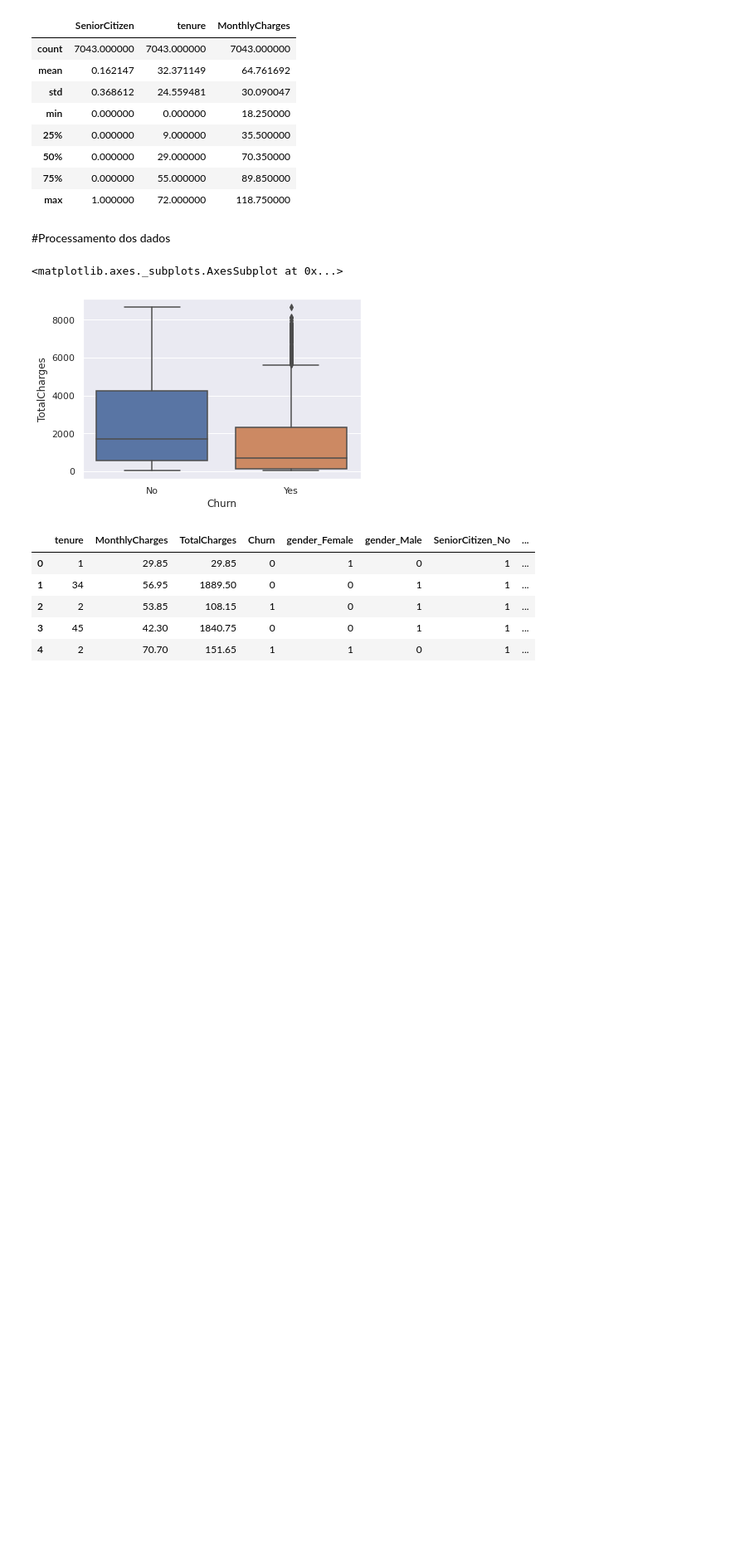
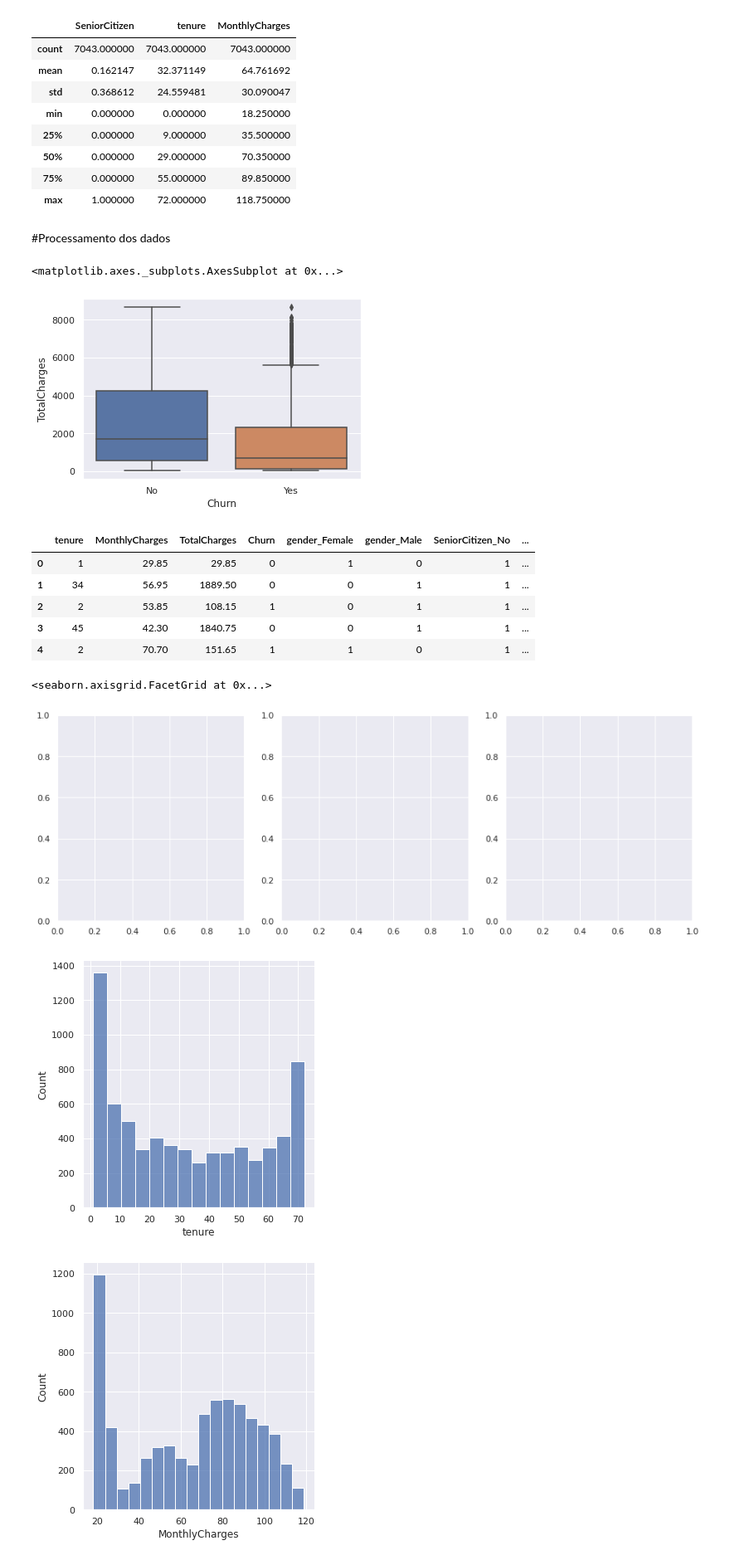
Before and after one commit to rogerwender/CienciaDados, a Jupyter notebook: FatoresRotatividadeClienteEmpresaTelefonia.ipynb, the cells around one changed output. Shown: that part at 83% size. Saved outputs shown, nothing was run; the diff lists cells and outputs as text; code cells hidden in the pictures; blank space fills up the shorter version.

```diff
--- a/FatoresRotatividadeClienteEmpresaTelefonia.ipynb
+++ b/FatoresRotatividadeClienteEmpresaTelefonia.ipynb
@@ -187,3 +187,15 @@ dataframe_onehot.head()
 | 2 | 2 | 53.85 | 108.15 | 1 | 0 | 1 | 1 | ... |
 | 3 | 45 | 42.30 | 1840.75 | 0 | 0 | 1 | 1 | ... |
 | 4 | 2 | 70.70 | 151.65 | 1 | 1 | 0 | 1 | ... |
+# %%
+#plotando os valores
+f, ax = plt.subplots(1,3, figsize=(15,5))
+
+sns.displot(dataframe_onehot['tenure'], ax=ax[0])
+sns.displot(dataframe_onehot['MonthlyCharges'], ax=ax[1])
+sns.displot(dataframe_onehot['TotalCharges'], ax=ax[2])
+# %% [output]
+<seaborn.axisgrid.FacetGrid at 0x...>
+[figure, added]
+[figure, added]
+[figure, added]
```
Also changed, not shown: parts of 15 cells of this notebook.
